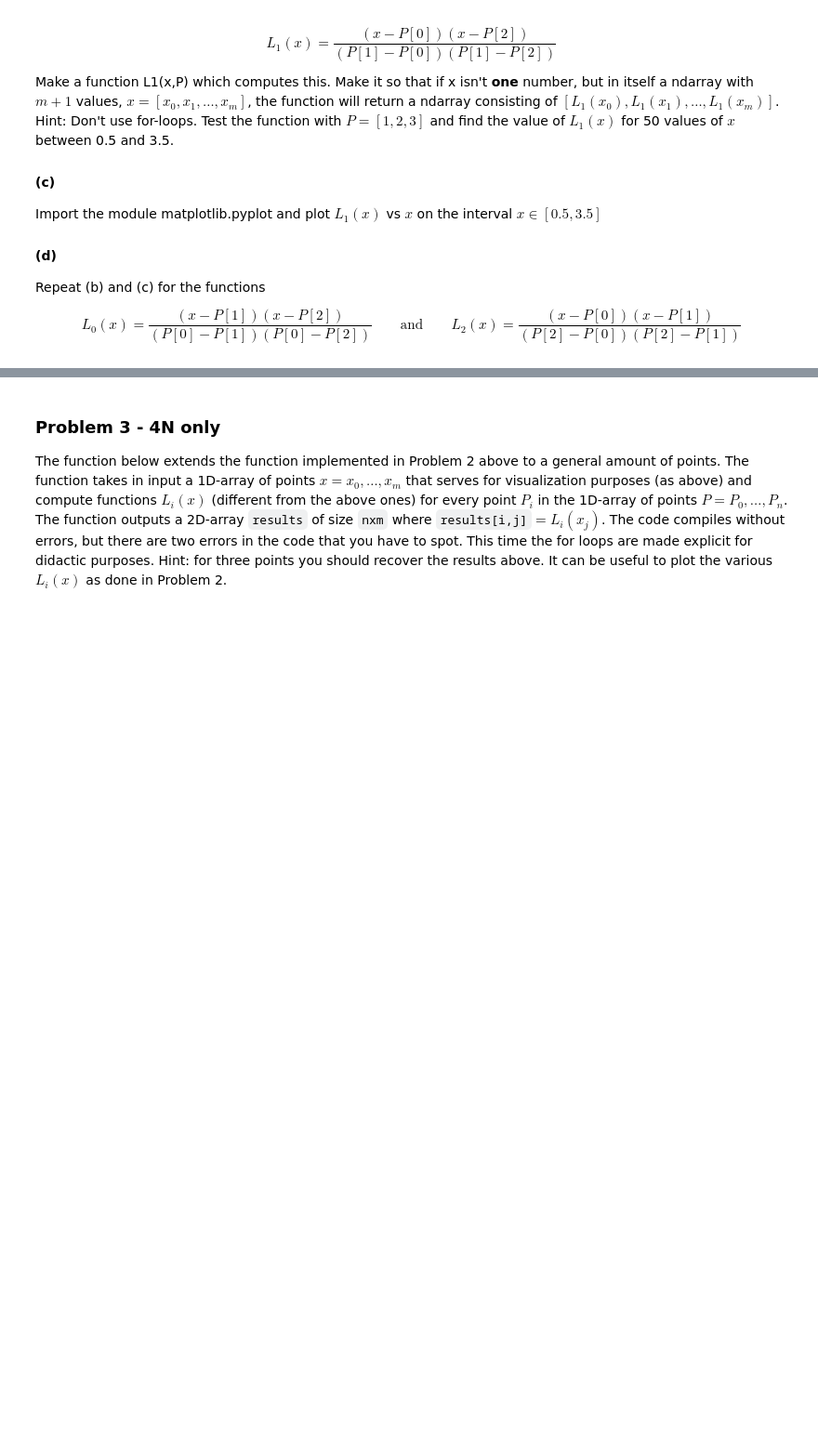
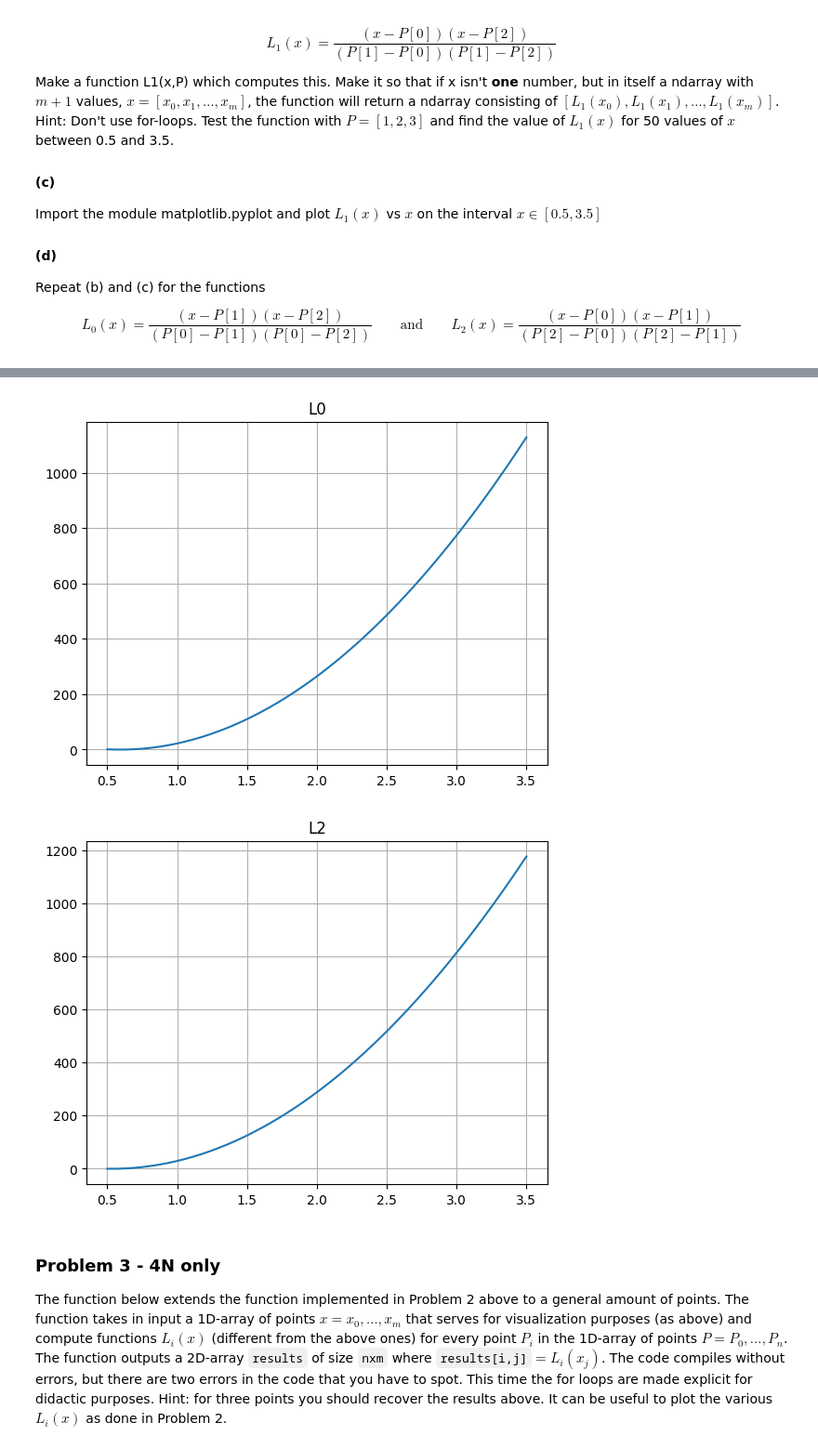
Before and after one commit to jathavaan/TMA4130-Matematikk-4N, a Jupyter notebook: exercises/exercise1.ipynb, the cells around one changed output, grey strips where cells are left out. Shown: that part at 93% size. Saved outputs shown, nothing was run; the diff lists cells and outputs as text; code cells hidden in the pictures; blank space fills up the shorter version.

```diff
--- a/exercises/exercise1.ipynb
+++ b/exercises/exercise1.ipynb
@@ -103,3 +164,21 @@ import matplotlib.pyplot as plt
+# %%
+# Problem 2d
+# Defining L0 and L2
+L0 = lambda x, P: np.divide(
+    np.multiply(x - P[1], x - P[2]),
+    np.multiply(P[0] - P[1], P[0] - P[2])
+)
+
+L2 = lambda x, P: np.divide(
+    np.multiply(x - P[0], x - P[1]),
+    np.multiply(P[2] - P[0], P[2] - P[1])
+)
+# %%
+plot(x=x, P=P, func=L0, name="L0")
+plot(x=x, P=P, func=L2, name="L2")
+# %% [output]
+[figure, added]
+[figure, added]
 # %% [markdown]
 ### Problem 3  - 4N only
 
```
Also changed, not shown: parts of 9 cells of this notebook.
